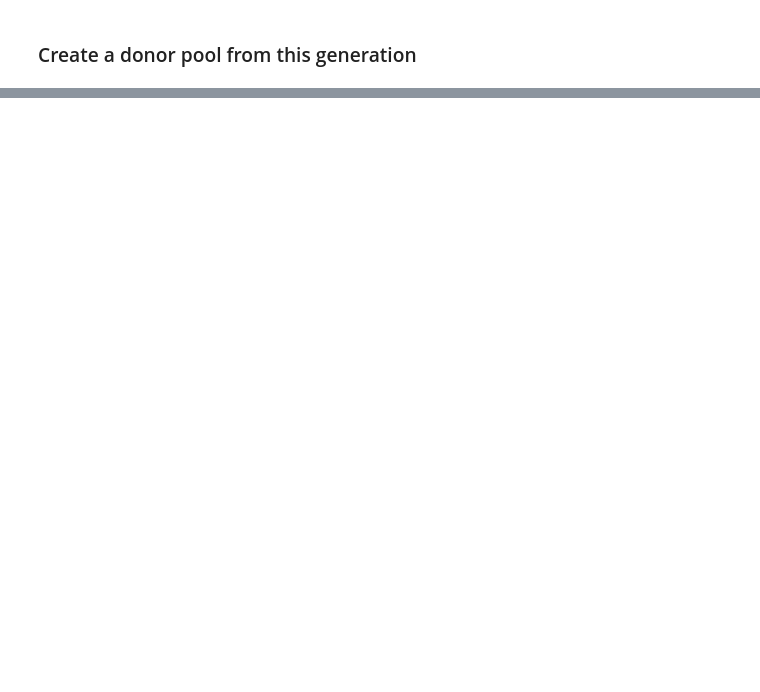
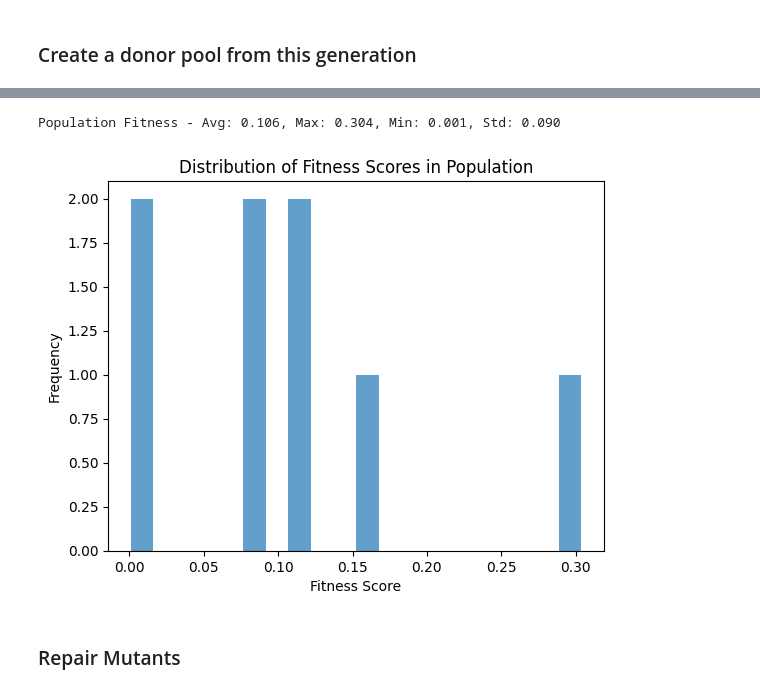
Before and after one commit to schladt/GIMC, a Jupyter notebook: genetic_improvement/gi_demo.ipynb, the cells around one changed output, grey strips where cells are left out. Cells and saved outputs as stored; diff of their text form; code cells hidden in the pictures; blank space fills up the shorter version.

```diff
--- a/genetic_improvement/gi_demo.ipynb
+++ b/genetic_improvement/gi_demo.ipynb
@@ -176,15 +197,11 @@ print(len(repaired_candidates))
 # %%
-from copy import deepcopy
 import random
 from genome import Edit
 mutation_rate = 0.01
 
-
 editable_tags = ['struct', 'function', 'decl', 'condition', 'expr', 'if_stmt', 'call']
 for genome in repaired_candidates:
-    # copy the genome to create a child
-    child = deepcopy(genome)
-    for chromosome in child.chromosomes:
+    for chromosome in genome.chromosomes:
         # potentially mutate this chromosome if its tag is editable
         if chromosome.tag in editable_tags:
             # decide whether to mutate this chromosome
@@ -198,4 +215,5 @@ for genome in repaired_candidates:
                 if sub_pool:
                     donor = random.choice(sub_pool)
                     edit = Edit(edit_type=edit_type, candidate_hash=donor['candidate_hash'], candidate_position=donor['position'])
-                    print(f'Mutating chromosome {chromosome.candidate_hash} with tag {chromosome.tag} in position {chromosome.position} with Edit {edit}')
+                    chromosome.edits.append(edit)
+                    print(f'Mutating chromosome {chromosome.candidate_hash} with tag {chromosome.tag} in position {chromosome.position} with {edit}')
@@ -201,0 +230,19 @@ for genome in repaired_candidates:
+# %%
+import xml.etree.ElementTree as ET
+mutated_population = []
+for candidate in repaired_candidates:
+    mutation_candidate = candidate.apply_edits()
+    if mutation_candidate is not None:
+        mutated_population.append(Genome(mutation_candidate, build_genome=True))
+# %%
+# wait for all statuses to be 3 or 4
+import time
+while True:
+    lowest_status = 3
+    for genome in mutated_population:
+        print(genome.get_candidate())
+        if genome.get_candidate().status < lowest_status:
+            lowest_status = genome.get_candidate().status
+    if lowest_status >= 3:
+        break
+    time.sleep(5)
@@ -201,0 +267,22 @@ for genome in repaired_candidates:
+# %%
+# get the repaired stats
+import numpy as np
+import matplotlib.pyplot as plt
+
+fitness_scores = [genome.get_candidate().get_fitness() for genome in mutated_population]
+mean_fitness = np.mean(fitness_scores) if fitness_scores else 0.0
+max_fitness = np.max(fitness_scores) if fitness_scores else 0.0
+min_fitness = np.min(fitness_scores) if fitness_scores else 0.0
+stdev_fitness = np.std(fitness_scores) if fitness_scores else 0.0
+
+print(f"Population Fitness - Avg: {mean_fitness:.3f}, Max: {max_fitness:.3f}, Min: {min_fitness:.3f}, Std: {stdev_fitness:.3f}")
+plt.hist(fitness_scores, bins=20, alpha=0.7)
+plt.title("Distribution of Fitness Scores in Population")
+plt.xlabel("Fitness Score")
+plt.ylabel("Frequency")
+plt.show()
+# %% [output]
+Population Fitness - Avg: 0.106, Max: 0.304, Min: 0.001, Std: 0.090
+[figure, added]
+# %% [markdown]
+### Repair Mutants
```
Also changed, not shown: parts of 17 cells of this notebook, 3 other files.
